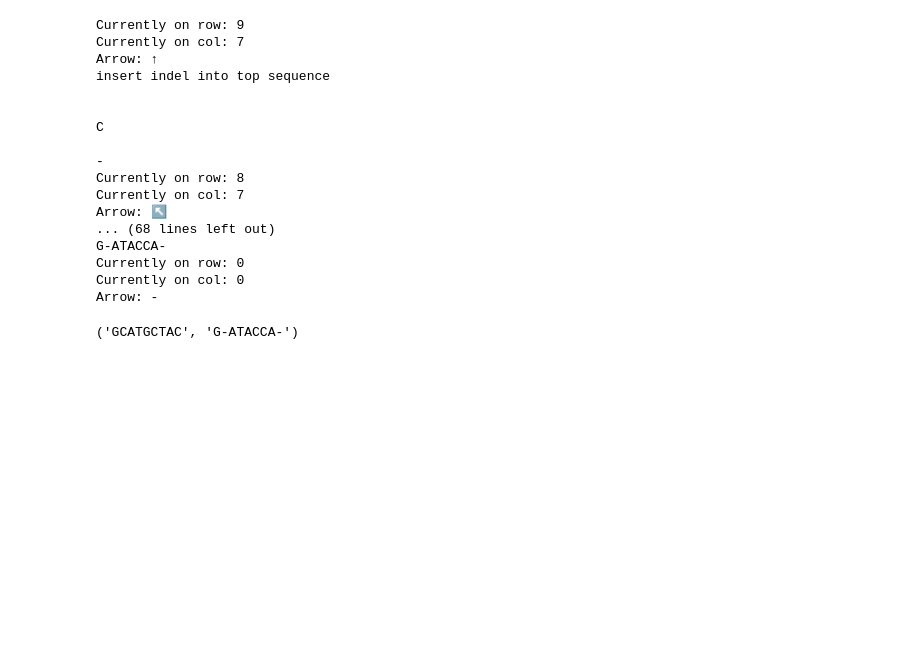
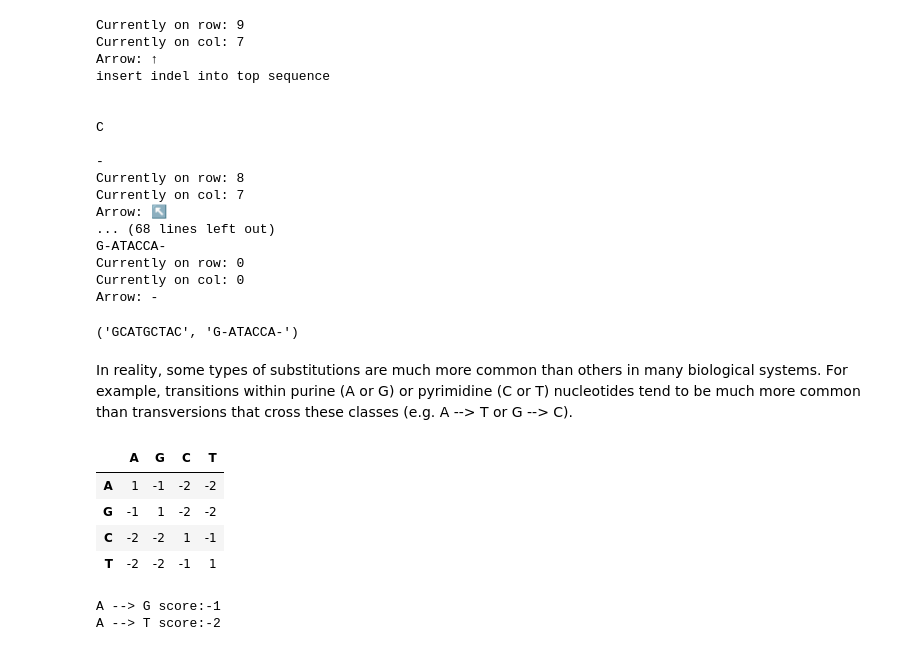
Before and after one commit to ShesathriK/NWalgorithm, a Jupyter notebook: NeendlemanWunshAlgorithm.ipynb, the cells around one changed output. Drawn from its saved outputs; the diff is of its cells as text; code cells hidden in the pictures; blank space fills up the shorter version.

```diff
--- a/NeendlemanWunshAlgorithm.ipynb
+++ b/NeendlemanWunshAlgorithm.ipynb
@@ -276,3 +276,57 @@ Currently on row: 0
 Currently on col: 0
 Arrow: -
 ('GCATGCTAC', 'G-ATACCA-')
+# %% [markdown]
+ In reality, some types of substitutions are much more common than others in many biological systems. For example, transitions within purine (A or G) or pyrimidine (C or T) nucleotides tend to be much more common than transversions that cross these classes (e.g. A --> T or G --> C).
+# %%
+#building a scoring matrix where all the scores are equal, except that transitions are penalized less (let's say -1) than transversions (let's say -2)
+
+nucleotides = "AGCT"
+
+#using a dictionary with keys = nucleotides and values = indices
+nucleotide_indices = {nucleotide:i for i,nucleotide in enumerate(nucleotides)}
+
+#Set up scores
+match_score = 1
+transversion_score = -2
+transition_score = -1
+
+# Set up a scoring_matrix for each possible substitution
+scoring_matrix = full([len(nucleotides),len(nucleotides)],transition_score)
+
+#Fill in the scoring matrix based on whether the new vs. old nucleotide are in the same chemical class (i.e. both purines)
+chemical_class = {"A":"Purine","T":"Pyrimidine","C":"Pyrimidine","G":"Purine"}
+for nt1 in nucleotides:
+    for nt2 in nucleotides:
+        #Look up which row/column the
+        #nucleotides are in
+        nt1_index = nucleotide_indices[nt1]
+        nt2_index = nucleotide_indices[nt2]
+        if nt1 == nt2:
+            #The nucleotides match
+            scoring_matrix[nt1_index][nt2_index] = match_score
+            #We can skip further analysis of this pair...
+            #We alredy know they match
+            continue
+
+        nt1_chemical_class = chemical_class[nt1]
+        nt2_chemical_class = chemical_class[nt2]
+
+        if nt1_chemical_class == nt2_chemical_class:
+            #The nucleotides are both pyrimidines or
+            #both purines so this is a transition
+            scoring_matrix[nt1_index][nt2_index] = transition_score
+        else:
+            #They are in different chemical classes,
+            #so this change is a transversion
+            scoring_matrix[nt1_index][nt2_index] = transversion_score
+
+
+#Show the scoring matrix
+display(array_arrangement(scoring_matrix,row_labels =[n for n in nucleotides],col_labels = [n for n in nucleotides]))
+# %% [output]
+|  | A | G | C | T |
+| A | 1 | -1 | -2 | -2 |
+| G | -1 | 1 | -2 | -2 |
+| C | -2 | -2 | 1 | -1 |
+| T | -2 | -2 | -1 | 1 |
@@ -278,0 +341,8 @@ Arrow: -
+# %%
+AG_score = score_match("A","G",scoring_matrix,nucleotide_indices)
+AT_score = score_match("A","T",scoring_matrix,nucleotide_indices)
+print(f"A --> G score:{AG_score}")
+print(f"A --> T score:{AT_score}")
+# %% [output]
+A --> G score:-1
+A --> T score:-2
```
Also changed, not shown: parts of 3 cells of this notebook.
